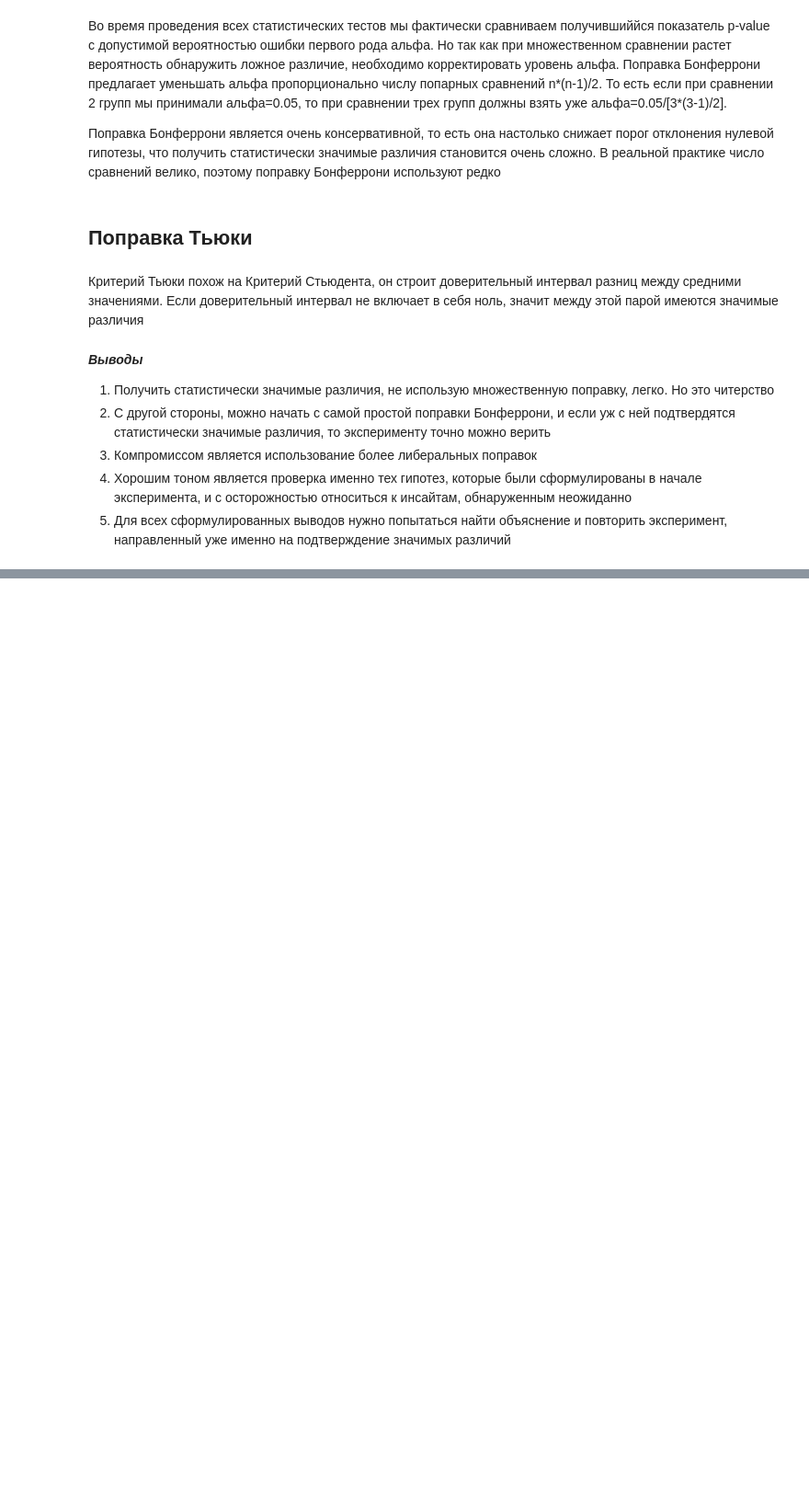
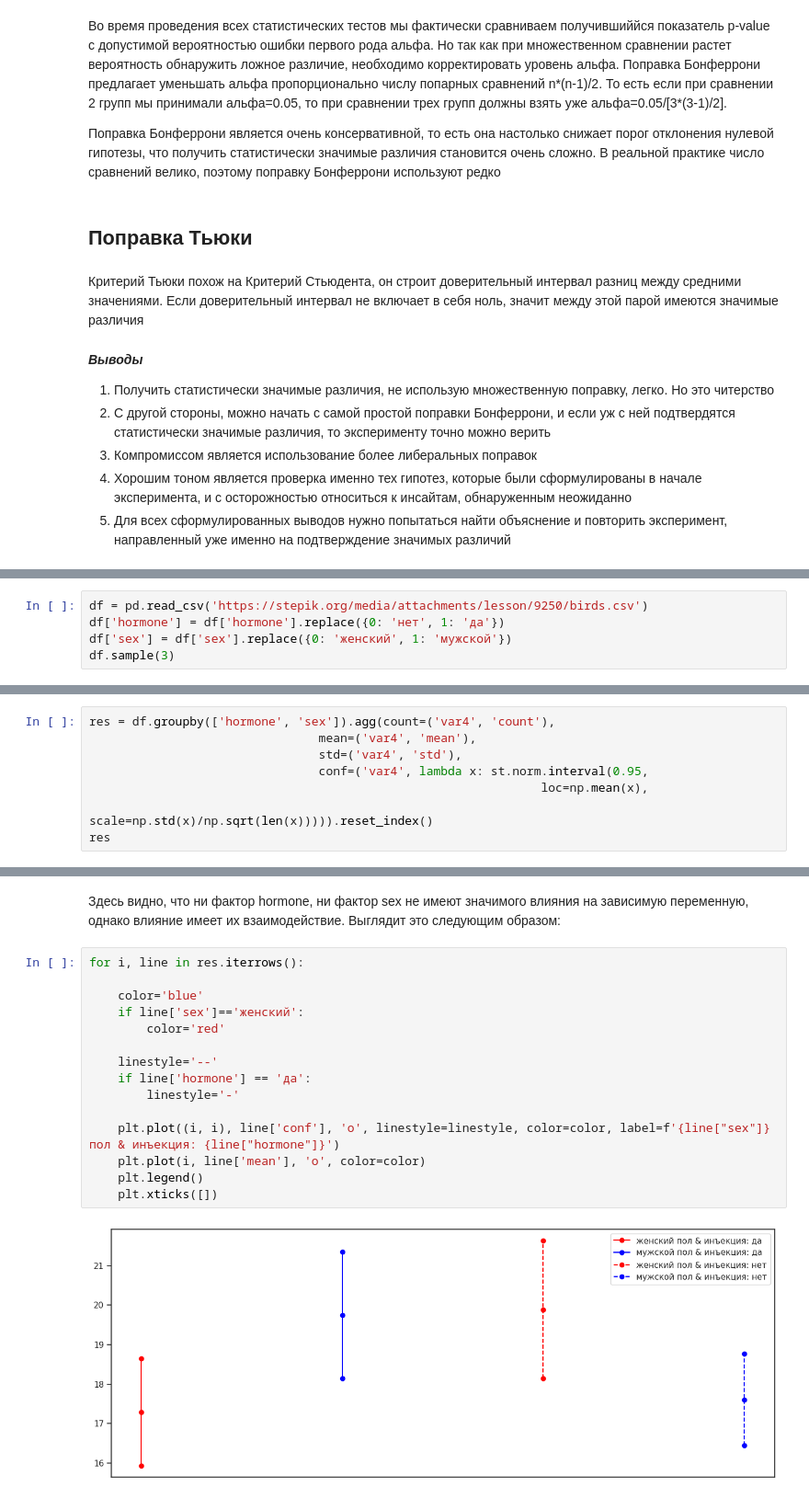
Before and after one commit to zakharkousnetsov/DS_projects, a Jupyter notebook: statistics/statistics.ipynb, the cells around one changed output, grey strips where cells are left out. Shown at 92% size. Saved outputs shown, nothing was run; the diff lists cells and outputs as text; blank space fills up the shorter version.

```diff
--- a/statistics/statistics.ipynb
+++ b/statistics/statistics.ipynb
@@ -620,0 +693,5 @@ P-value совпал!
+# %%
+df = pd.read_csv('https://stepik.org/media/attachments/lesson/9250/birds.csv')
+df['hormone'] = df['hormone'].replace({0: 'нет', 1: 'да'})
+df['sex'] = df['sex'].replace({0: 'женский', 1: 'мужской'})
+df.sample(3)
@@ -620,0 +703,8 @@ P-value совпал!
+# %%
+res = df.groupby(['hormone', 'sex']).agg(count=('var4', 'count'),
+                                mean=('var4', 'mean'),
+                                std=('var4', 'std'),
+                                conf=('var4', lambda x: st.norm.interval(0.95,
+                                                               loc=np.mean(x),
+                                                               scale=np.std(x)/np.sqrt(len(x))))).reset_index()
+res
@@ -620,0 +731,19 @@ P-value совпал!
+# %% [markdown]
+Здесь видно, что ни фактор hormone, ни фактор sex не имеют значимого влияния на зависимую переменную, однако влияние имеет их взаимодействие. Выглядит это следующим образом:
+# %%
+for i, line in res.iterrows():
+
+    color='blue'
+    if line['sex']=='женский':
+        color='red'
+
+    linestyle='--'
+    if line['hormone'] == 'да':
+        linestyle='-'
+
+    plt.plot((i, i), line['conf'], 'o', linestyle=linestyle, color=color, label=f'{line["sex"]} пол & инъекция: {line["hormone"]}')
+    plt.plot(i, line['mean'], 'o', color=color)
+    plt.legend()
+    plt.xticks([])
+# %% [output]
+[figure, added]
```
Also changed, not shown: parts of 16 cells of this notebook.
